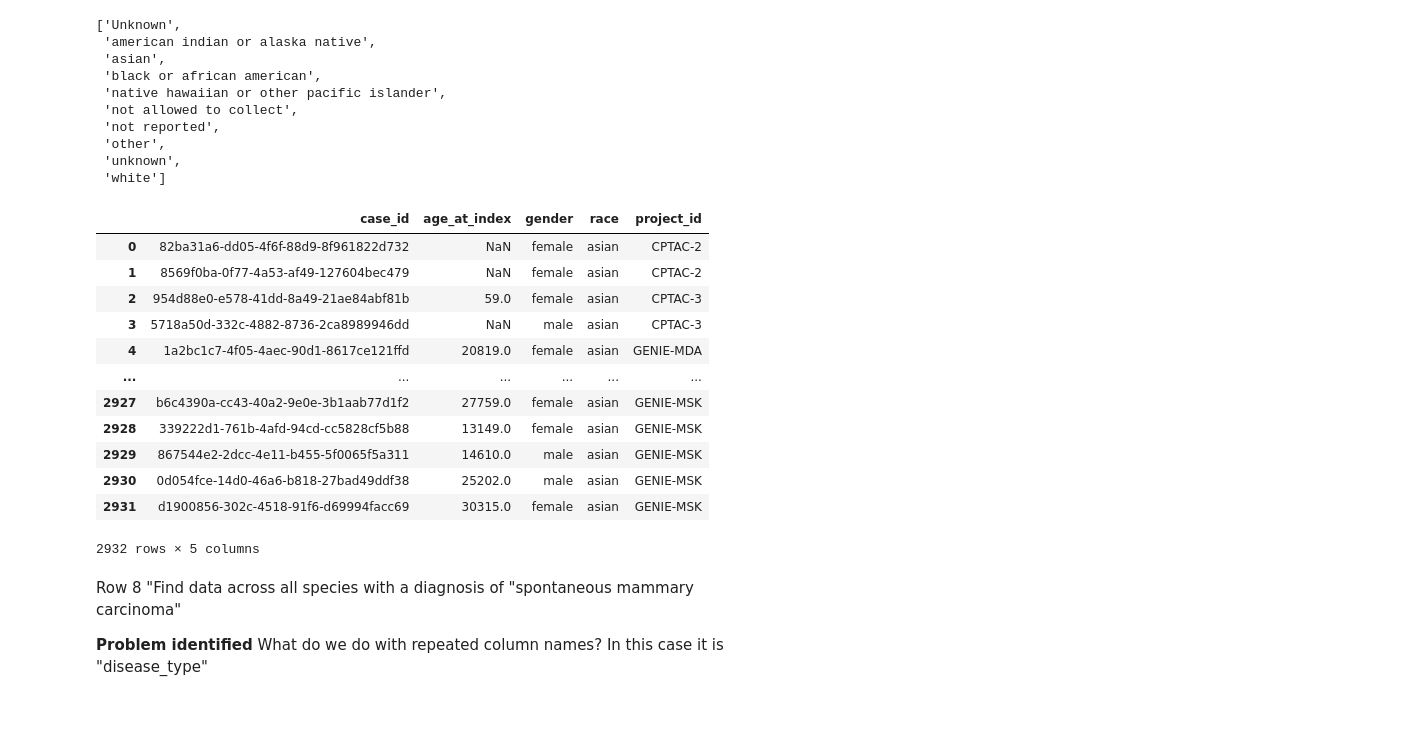
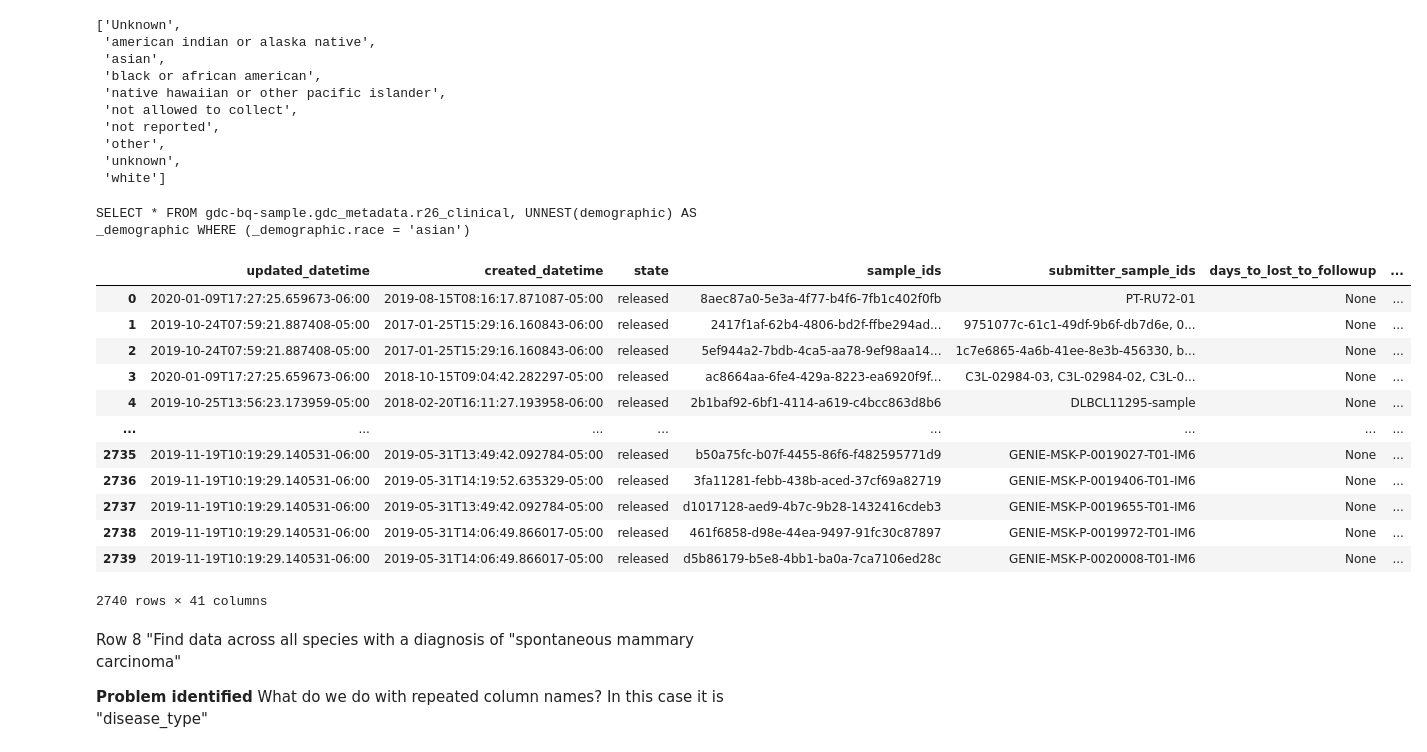
Before and after one commit to CancerDataAggregator/translator-prototype, a Jupyter notebook: CDA-MVP-Query-examples.ipynb, the cells around one changed output. Cells and saved outputs as stored; diff of their text form; code cells hidden in the pictures; blank space fills up the shorter version.

```diff
--- a/CDA-MVP-Query-examples.ipynb
+++ b/CDA-MVP-Query-examples.ipynb
@@ -152,24 +166,28 @@ dataset.unique_values_for("race")
  'other',
  'unknown',
  'white']
-# %%
-columns = ['case_id', 'age_at_index', 'gender', 'race', 'project_id']
-c1 = C('race', '=', 'asian')
-c1.as_df(columns, dataset)
-# %% [output]
-|  | case_id | age_at_index | gender | race | project_id |
-| 0 | 82ba31a6-dd05-4f6f-88d9-8f961822d732 | NaN | female | asian | CPTAC-2 |
-| 1 | 8569f0ba-0f77-4a53-af49-127604bec479 | NaN | female | asian | CPTAC-2 |
-| 2 | 954d88e0-e578-41dd-8a49-21ae84abf81b | 59.0 | female | asian | CPTAC-3 |
-| 3 | 5718a50d-332c-4882-8736-2ca8989946dd | NaN | male | asian | CPTAC-3 |
-| 4 | 1a2bc1c7-4f05-4aec-90d1-8617ce121ffd | 20819.0 | female | asian | GENIE-MDA |
-| ... | ... | ... | ... | ... | ... |
-| 2927 | b6c4390a-cc43-40a2-9e0e-3b1aab77d1f2 | 27759.0 | female | asian | GENIE-MSK |
-| 2928 | 339222d1-761b-4afd-94cd-cc5828cf5b88 | 13149.0 | female | asian | GENIE-MSK |
-| 2929 | 867544e2-2dcc-4e11-b455-5f0065f5a311 | 14610.0 | male | asian | GENIE-MSK |
-| 2930 | 0d054fce-14d0-46a6-b818-27bad49ddf38 | 25202.0 | male | asian | GENIE-MSK |
-| 2931 | d1900856-302c-4518-91f6-d69994facc69 | 30315.0 | female | asian | GENIE-MSK |
-2932 rows × 5 columns
+# %%
+c1 = C('demographic.race', '=', 'asian')
+
+print(dataset.sql(c1))
+rows = dataset.query(c1)
+
+next(rows.to_dataframe_iterable())
+# %% [output]
+SELECT * FROM gdc-bq-sample.gdc_metadata.r26_clinical, UNNEST(demographic) AS _demographic WHERE (_demographic.race = 'asian')
+|  | updated_datetime | created_datetime | state | sample_ids | submitter_sample_ids | days_to_lost_to_followup | ... |
+| 0 | 2020-01-09T17:27:25.659673-06:00 | 2019-08-15T08:16:17.871087-05:00 | released | 8aec87a0-5e3a-4f77-b4f6-7fb1c402f0fb | PT-RU72-01 | None | ... |
+| 1 | 2019-10-24T07:59:21.887408-05:00 | 2017-01-25T15:29:16.160843-06:00 | released | 2417f1af-62b4-4806-bd2f-ffbe294ad... | 9751077c-61c1-49df-9b6f-db7d6e, 0... | None | ... |
+| 2 | 2019-10-24T07:59:21.887408-05:00 | 2017-01-25T15:29:16.160843-06:00 | released | 5ef944a2-7bdb-4ca5-aa78-9ef98aa14... | 1c7e6865-4a6b-41ee-8e3b-456330, b... | None | ... |
+| 3 | 2020-01-09T17:27:25.659673-06:00 | 2018-10-15T09:04:42.282297-05:00 | released | ac8664aa-6fe4-429a-8223-ea6920f9f... | C3L-02984-03, C3L-02984-02, C3L-0... | None | ... |
+| 4 | 2019-10-25T13:56:23.173959-05:00 | 2018-02-20T16:11:27.193958-06:00 | released | 2b1baf92-6bf1-4114-a619-c4bcc863d8b6 | DLBCL11295-sample | None | ... |
+| ... | ... | ... | ... | ... | ... | ... | ... |
+| 2735 | 2019-11-19T10:19:29.140531-06:00 | 2019-05-31T13:49:42.092784-05:00 | released | b50a75fc-b07f-4455-86f6-f482595771d9 | GENIE-MSK-P-0019027-T01-IM6 | None | ... |
+| 2736 | 2019-11-19T10:19:29.140531-06:00 | 2019-05-31T14:19:52.635329-05:00 | released | 3fa11281-febb-438b-aced-37cf69a82719 | GENIE-MSK-P-0019406-T01-IM6 | None | ... |
+| 2737 | 2019-11-19T10:19:29.140531-06:00 | 2019-05-31T13:49:42.092784-05:00 | released | d1017128-aed9-4b7c-9b28-1432416cdeb3 | GENIE-MSK-P-0019655-T01-IM6 | None | ... |
+| 2738 | 2019-11-19T10:19:29.140531-06:00 | 2019-05-31T14:06:49.866017-05:00 | released | 461f6858-d98e-44ea-9497-91fc30c87897 | GENIE-MSK-P-0019972-T01-IM6 | None | ... |
+| 2739 | 2019-11-19T10:19:29.140531-06:00 | 2019-05-31T14:06:49.866017-05:00 | released | d5b86179-b5e8-4bb1-ba0a-7ca7106ed28c | GENIE-MSK-P-0020008-T01-IM6 | None | ... |
+2740 rows × 41 columns
 # %% [markdown]
 
 Row 8
```
Also changed, not shown: parts of 18 cells of this notebook, 1 other file.
